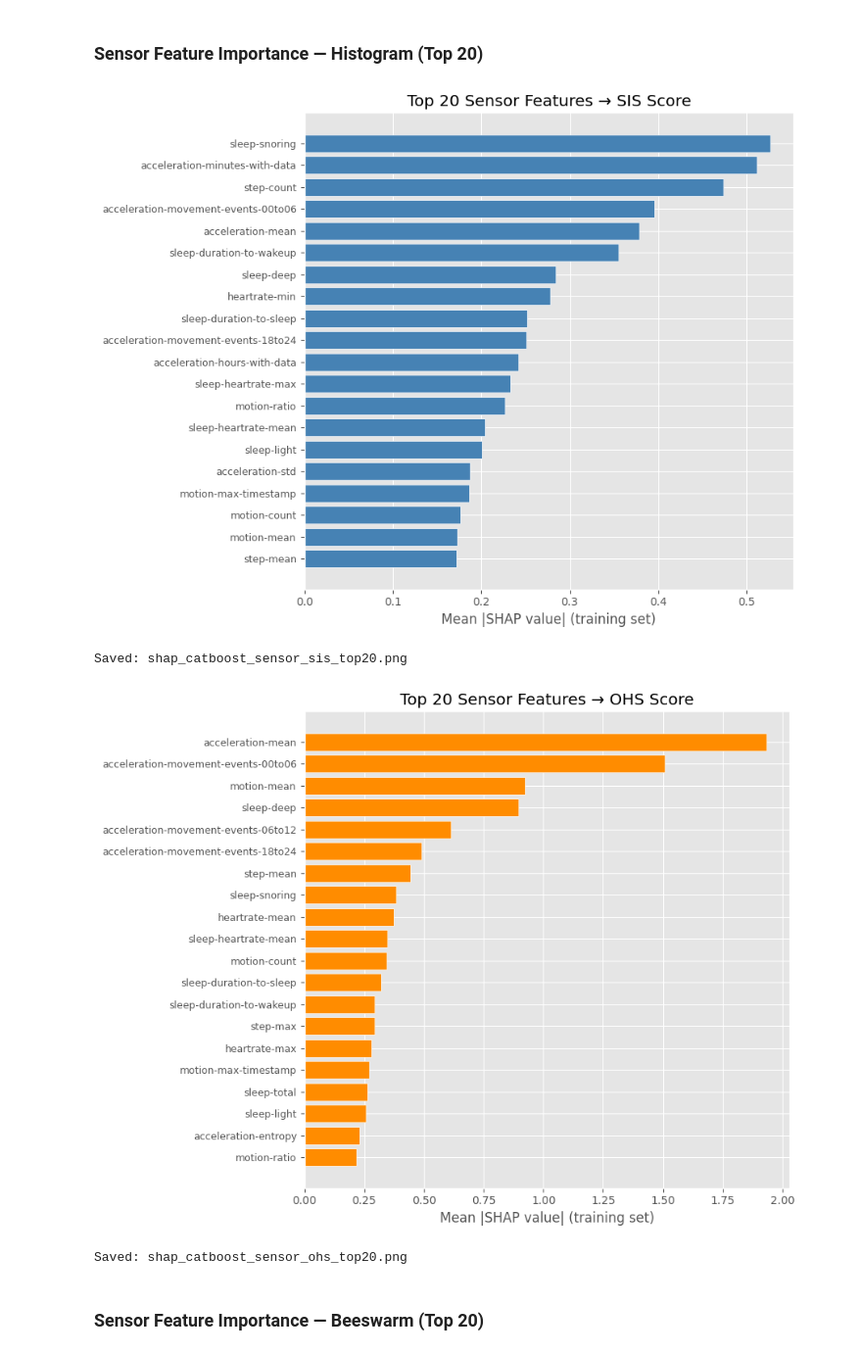
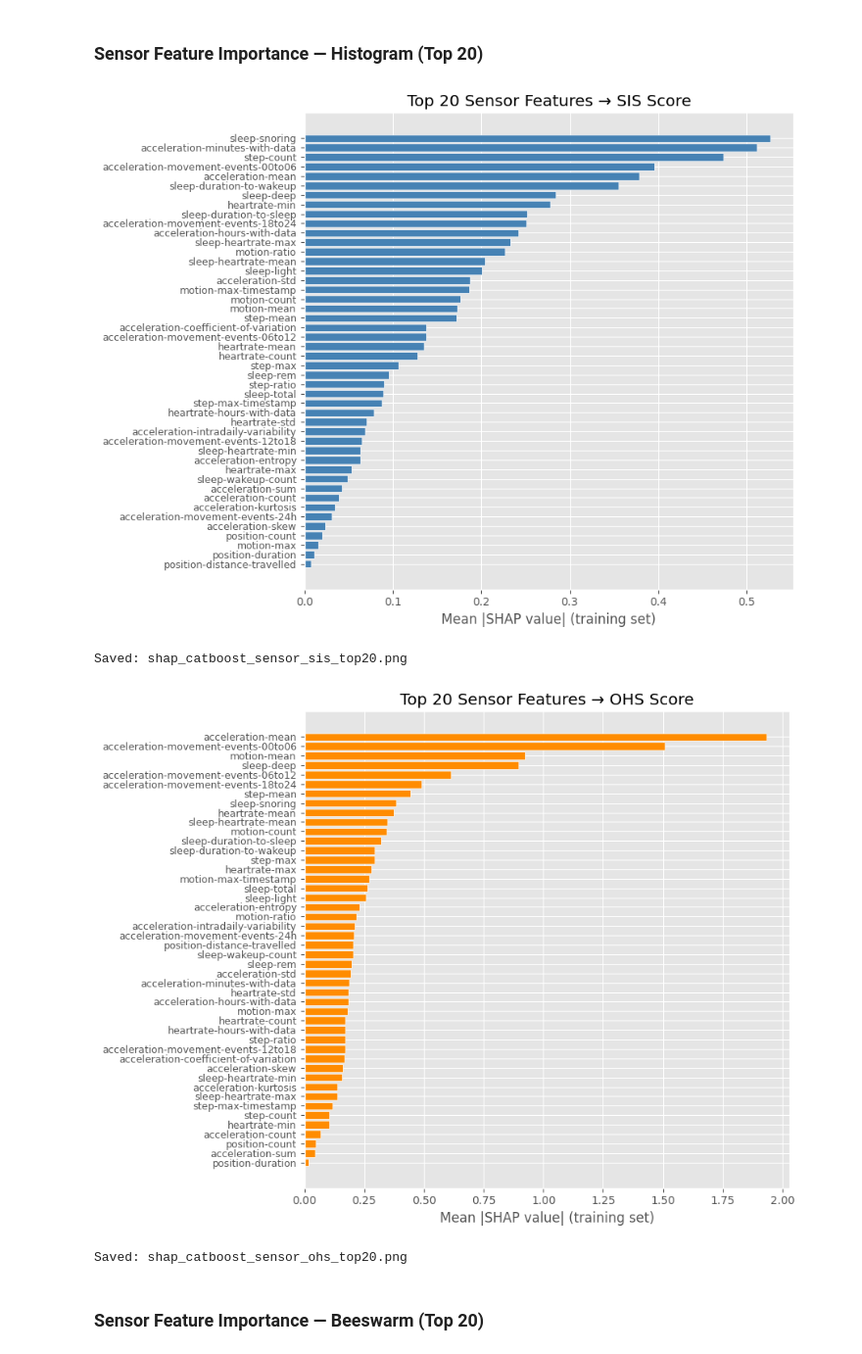
Before and after one commit to VNSwtHuo/maison-llf, a Jupyter notebook: 1. SHAP_catboost_cv.ipynb, the cells around one changed output. Shown at 98% size. Cells and saved outputs as stored; diff of their text form; code cells hidden in the pictures.

```diff
--- a/shap_catboost_cv.ipynb
+++ b/1. SHAP_catboost_cv.ipynb
@@ -29,9 +29,9 @@ import shap
 from catboost import CatBoostRegressor
 from sklearn.preprocessing import StandardScaler, MinMaxScaler, OrdinalEncoder
 
-SEED     = 42
+SEED     = 42 # CHANGE THIS
 DATA_DIR = Path.cwd()
-SHAP_DIR = DATA_DIR / 'catboost-shap'
+SHAP_DIR = DATA_DIR / f'catboost-shap{SEED}'
 SHAP_DIR.mkdir(exist_ok=True)
 
 random.seed(SEED)
@@ -75,13 +75,12 @@ rows=1008, patients=18, sensor_cols=46
 Patients are shuffled (seed=42) and split 12 / 3 / 3 into train, validation, and test sets. Every daily row for a given patient stays entirely within one partition.
 # %%
 all_pts  = np.array(sorted(raw['participant'].unique()))
-rng      = np.random.default_rng(SEED)
-shuffled = all_pts.copy()
-rng.shuffle(shuffled)
-
-train_pts = shuffled[:12]
-val_pts   = shuffled[12:15]
-test_pts  = shuffled[15:]
+rng           = np.random.default_rng(SEED)
+test_pts      = np.array([15, 6, 7])
+remaining_pts = np.setdiff1d(all_pts, test_pts)
+rng.shuffle(remaining_pts)
+train_pts     = remaining_pts[:12]
+val_pts       = remaining_pts[12:]
 
 def idx_for_patients(pts):
     return np.where(raw['participant'].isin(pts))[0]
@@ -144,23 +143,23 @@ Sensor SHAP CSVs saved to /Users/vanessahuo/Documents/GitHub/maison-llf/catboost
 ### Sensor Feature Importance — Histogram (Top 20)
 # %%
 for target in SHAP_TARGETS:
-    top20 = sensor_shap_dfs[target].head(20)
+    top20 = sensor_shap_dfs[target].head(46)
     fig, ax = plt.subplots(figsize=(9, 7))
     y_pos = np.arange(len(top20))
     ax.barh(y_pos, top20['weights'].values[::-1],
             color=_pal[target], edgecolor='white', linewidth=0.5)
     ax.set_yticks(y_pos)
     ax.set_yticklabels(top20['feature'].values[::-1], fontsize=9)
     ax.set_xlabel('Mean |SHAP value| (training set)')
     ax.set_title(f'Top 20 Sensor Features → {target.upper()} Score')
     plt.tight_layout()
     plt.savefig(DATA_DIR / f'shap_catboost_sensor_{target}_top20.png', dpi=150, bbox_inches='tight')
     plt.show()
     print(f'Saved: shap_catboost_sensor_{target}_top20.png')
 # %% [output]
-[figure, old version]
+[figure, new version]
 Saved: shap_catboost_sensor_sis_top20.png
-[figure, old version]
+[figure, new version]
 Saved: shap_catboost_sensor_ohs_top20.png
 # %% [markdown]
 ### Sensor Feature Importance — Beeswarm (Top 20)
```
Also changed, not shown: parts of 1 cell of this notebook, 16 other files.
